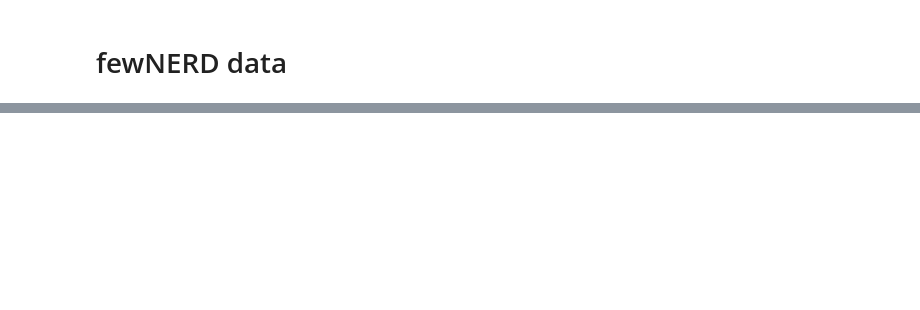
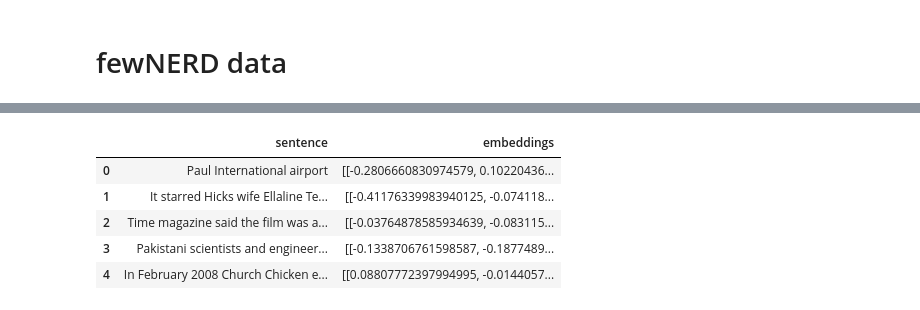
Before and after one commit to wgilpin/auto-ontology, a Jupyter notebook: project.ipynb, the cells around one changed output, grey strips where cells are left out. Saved outputs shown, nothing was run; the diff lists cells and outputs as text; code cells hidden in the pictures; blank space fills up the shorter version.

```diff
--- a/project.ipynb
+++ b/project.ipynb
@@ -375,0 +319,14 @@ Training data created
+# %%
+from data import pre_embed
+
+
+df = pre_embed("fewNERD")
+# %%
+df.head()
+# %% [output]
+|  | sentence | embeddings |
+| 0 | Paul International airport | [[-0.2806660830974579, 0.10220436... |
+| 1 | It starred Hicks wife Ellaline Te... | [[-0.41176339983940125, -0.074118... |
+| 2 | Time magazine said the film was a... | [[-0.03764878585934639, -0.083115... |
+| 3 | Pakistani scientists and engineer... | [[-0.1338706761598587, -0.1877489... |
+| 4 | In February 2008 Church Chicken e... | [[0.08807772397994995, -0.0144057... |
```
Also changed, not shown: parts of 21 cells of this notebook, 3 other files.
